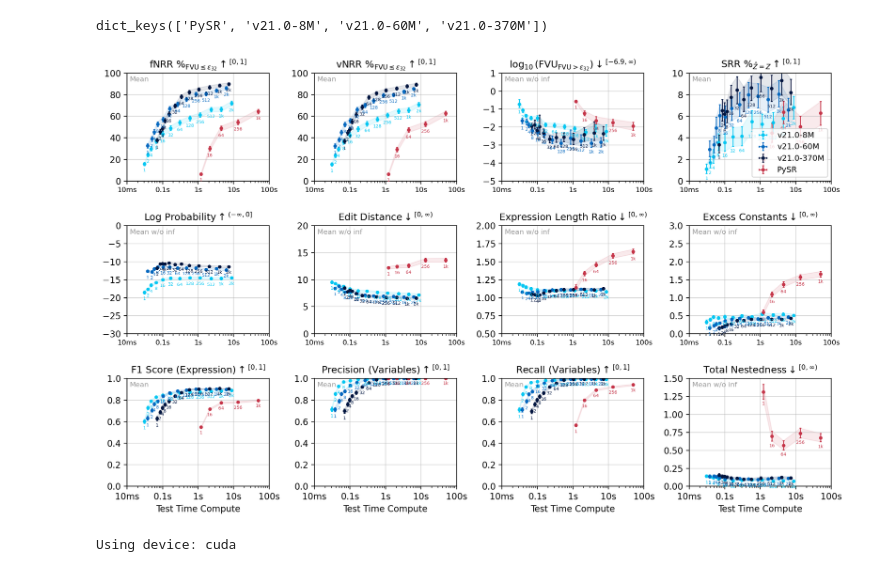
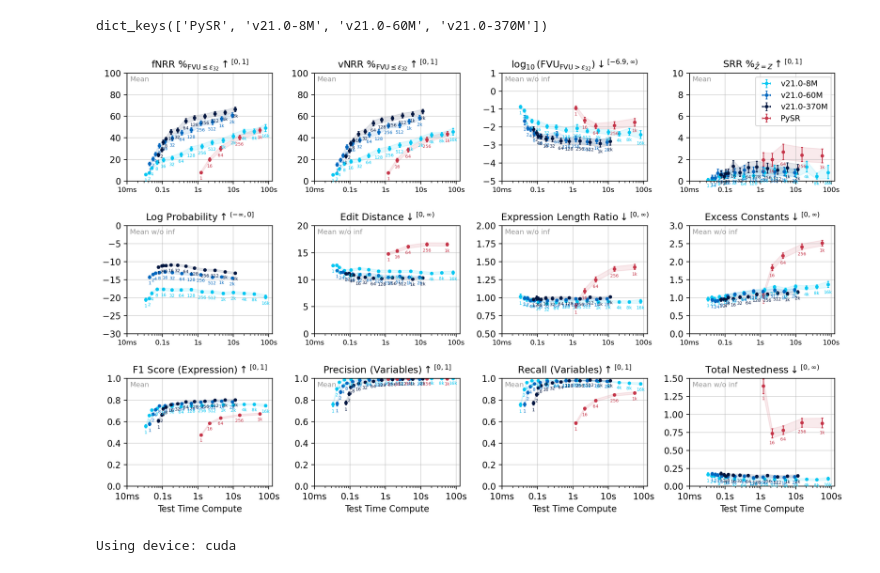
Before and after one commit to psaegert/flash-ansr, a Jupyter notebook: experimental/eval/test_time_compute_scaling.ipynb, the cells around one changed output. Cells and saved outputs as stored; diff of their text form; code cells hidden in the pictures.

```diff
--- a/experimental/eval/test_time_compute_scaling.ipynb
+++ b/experimental/eval/test_time_compute_scaling.ipynb
@@ -479,8 +479,8 @@ models = [m for m in models if m[0] in results.keys()]
 COLS = min(4, len(metric_pairs))
 ROWS = np.ceil(len(metric_pairs) / COLS).astype(int)
 
-# test_set = 'pool_15_10'
-test_set = 'feynman'
+test_set = 'pool_15_10'
+# test_set = 'feynman'
 
 fig, axes = plt.subplots(ROWS, COLS, figsize=(3 * COLS, 2.5 * ROWS), dpi=200)
 
@@ -560,34 +560,34 @@ for ax_id, (ax, ((x_metric, x_label, x_statistic), (y_metric, y_label, y_statist
     ax.set_title(y_label, fontsize=11)
     ax.set_xscale('log')
     ax.set_xticks([0.01, 0.1, 1, 10, 100])
     ax.set_xticklabels(['10ms', '0.1s', '1s', '10s', '100s'], fontsize=x_ticks_fontsize)
 
     ax.grid(alpha=0.5)
 
 axes.flatten()[3].legend(fontsize=9)
 
 # flash = plt.imread(get_path('assets', 'flash.png'))
 # ax_image = fig.add_axes([0.157, 0.75, 0.05, 0.05], anchor='NE', zorder=10)
 # ax_image.imshow(flash)
 # ax_image.axis('off')
 
 
 for ax_id, ax in enumerate(axes.flatten()[len(metric_pairs):]):
     ax.axis('off')
 
     # Add an xlabel to the axis above
     if (ax_id + len(metric_pairs)) // COLS == ROWS - 1:
         axes.flatten()[len(metric_pairs) - COLS + (ax_id % COLS)].set_xlabel(x_label)
 
 fig.tight_layout(w_pad=1, h_pad=2)
 
 
 # fig.suptitle(f"Test Set: {test_set.title()}", fontsize=16)
 # fig.subplots_adjust(top=0.90)
 
 # plt.savefig(get_path('results', 'test_time_compute', create=True, filename=f'test_time_compute_{test_set}.svg'), dpi=200)
 # %% [output]
-[figure, old version]
+[figure, new version]
 # %%
 from flash_ansr import FlashANSR, GenerationConfig, get_path
 import torch
```
Also changed, not shown: parts of 1 cell of this notebook, 8 other files.
